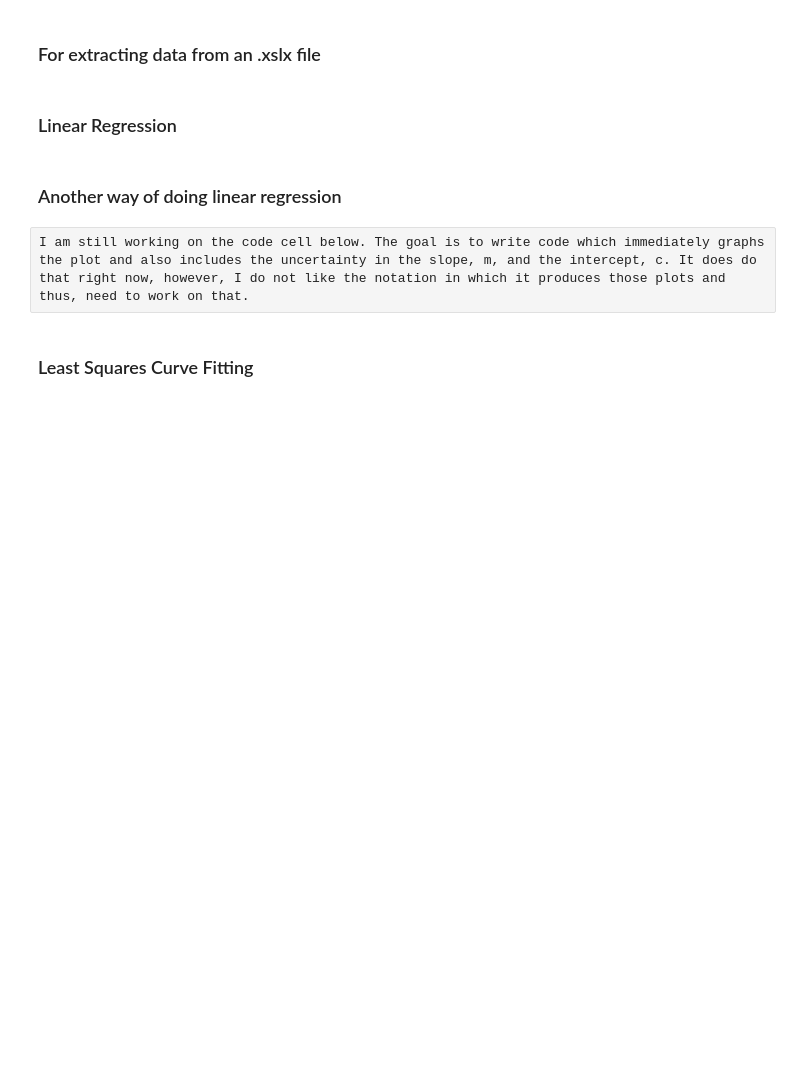
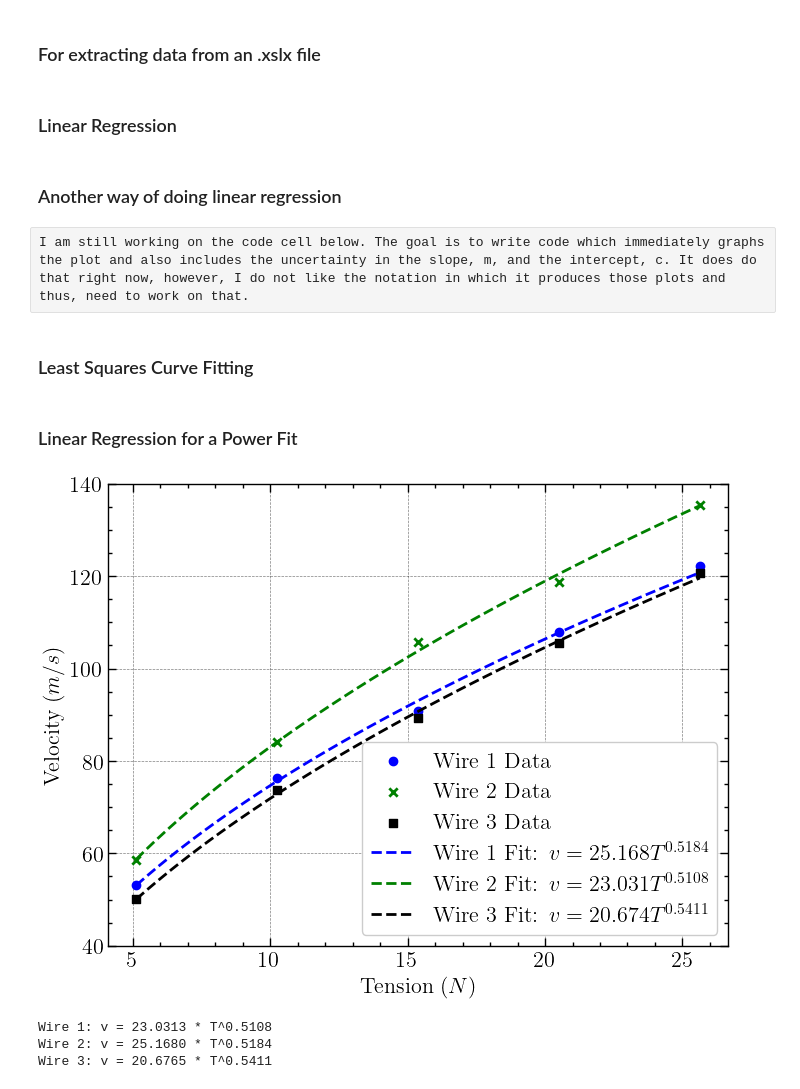
Before and after one commit to devkhullar/Phys-2130-lab, a Jupyter notebook: lab_guide.ipynb, the cells around one changed output. Saved outputs shown, nothing was run; the diff lists cells and outputs as text; code cells hidden in the pictures; blank space fills up the shorter version.

```diff
--- a/lab_guide.ipynb
+++ b/lab_guide.ipynb
@@ -101,3 +101,58 @@ for i in range(len(fake_x_data)):
 fig, ax = plt.subplots(nrows=1, ncols=1, figsize=(8,6))
 ax.plot(fake_x_data, fitline, '--')
 ax.scatter(real_x_data, real_y_data, marker = '^')
+# %% [markdown]
+### Linear Regression for a Power Fit
+# %%
+x = np.array([5.1269,10.2538,15.3807,20.5076,25.6345])
+y1 = np.array([53.208,76.344,90.720,108.000,122.160])
+y2 = np.array([58.56,84.00,105.65,118.80,135.36])
+y3 = np.array([50.02,73.70,89.28,105.60,120.72])
+
+# Function for power-law fitting
+def power_law_fit(x, y):
+    log_x = np.log(x)
+    log_y = np.log(y)
+    coef = np.polyfit(log_x, log_y, 1)  # Linear fit in log-log space
+    b = coef[0]  # Power exponent
+    a = np.exp(coef[1])  # Convert ln(a) back to a
+    return a, b
+
+# Fit power-law models
+a1, b1 = power_law_fit(x, y1)
+a2, b2 = power_law_fit(x, y2)
+a3, b3 = power_law_fit(x, y3)
+
+# Generate smooth fitted curves
+x_fit = np.linspace(min(x), max(x), 100)
+y1_fit = a1 * x_fit**b1
+y2_fit = a2 * x_fit**b2
+y3_fit = a3 * x_fit**b3
+
+# Plot data and fits
+plt.figure(figsize=(8,6))
+plt.scatter(x, y1, label="Wire 1 Data", color="b", marker='o')
+plt.scatter(x, y2, label="Wire 2 Data", color="g", marker='x')
+plt.scatter(x, y3, label="Wire 3 Data", color="k", marker='s')
+
+plt.plot(x_fit, y1_fit, 'b--', label="Wire 1 Fit: $v = 25.168 T^{0.5184}$")
+plt.plot(x_fit, y2_fit, 'g--', label="Wire 2 Fit: $v = 23.031T^{0.5108}$")
+plt.plot(x_fit, y3_fit, 'k--', label="Wire 3 Fit: $v = 20.674T^{0.5411}$")
+
+# Labels and legend
+plt.xlabel("Tension ($N$)")
+plt.ylabel("Velocity ($m/s$)")
+plt.legend()
+plt.ylim(40, 140)
+# plt.savefig('main.png')
+plt.show()
+
+# Print results
+print(f"Wire 1: v = {a1:.4f} * T^{b1:.4f}")
+print(f"Wire 2: v = {a2:.4f} * T^{b2:.4f}")
+print(f"Wire 3: v = {a3:.4f} * T^{b3:.4f}")
+# %% [output]
+[figure, added]
+Wire 1: v = 23.0313 * T^0.5108
+Wire 2: v = 25.1680 * T^0.5184
+Wire 3: v = 20.6765 * T^0.5411
```
Also changed, not shown: 1 other file.
